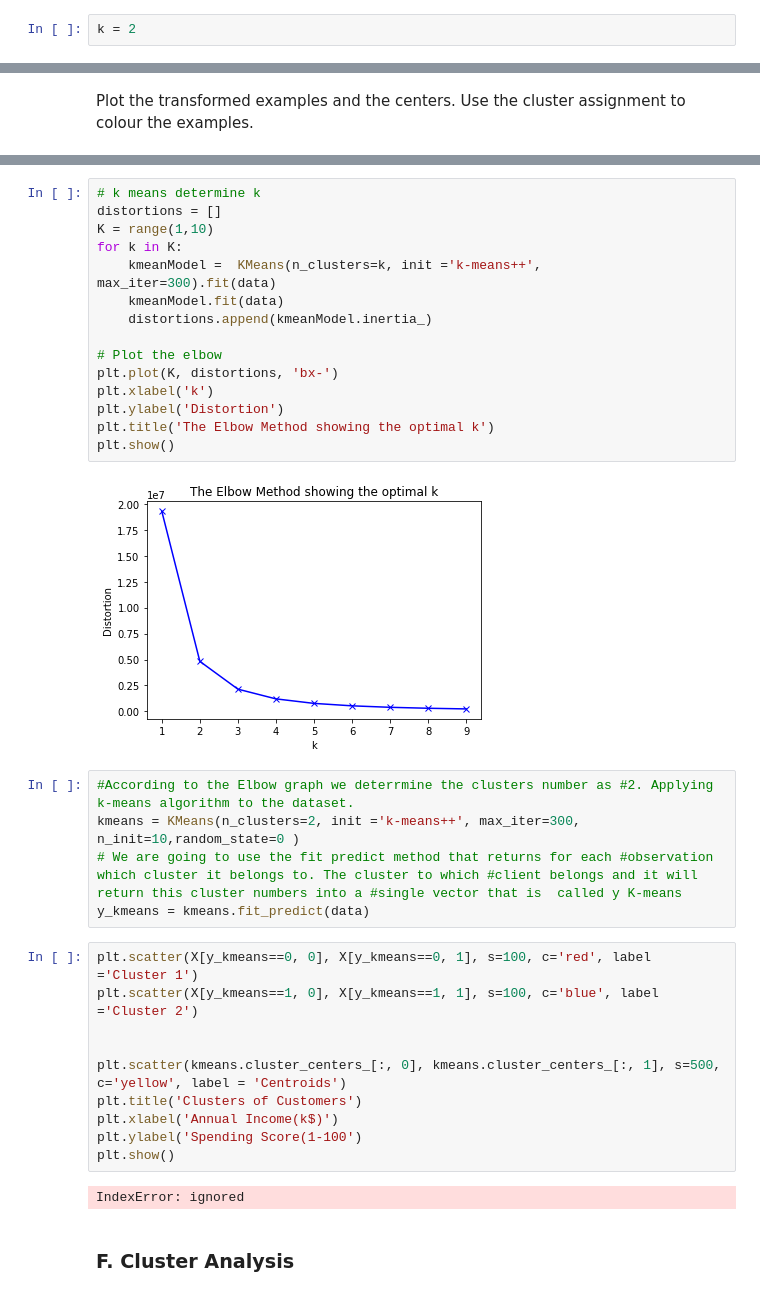
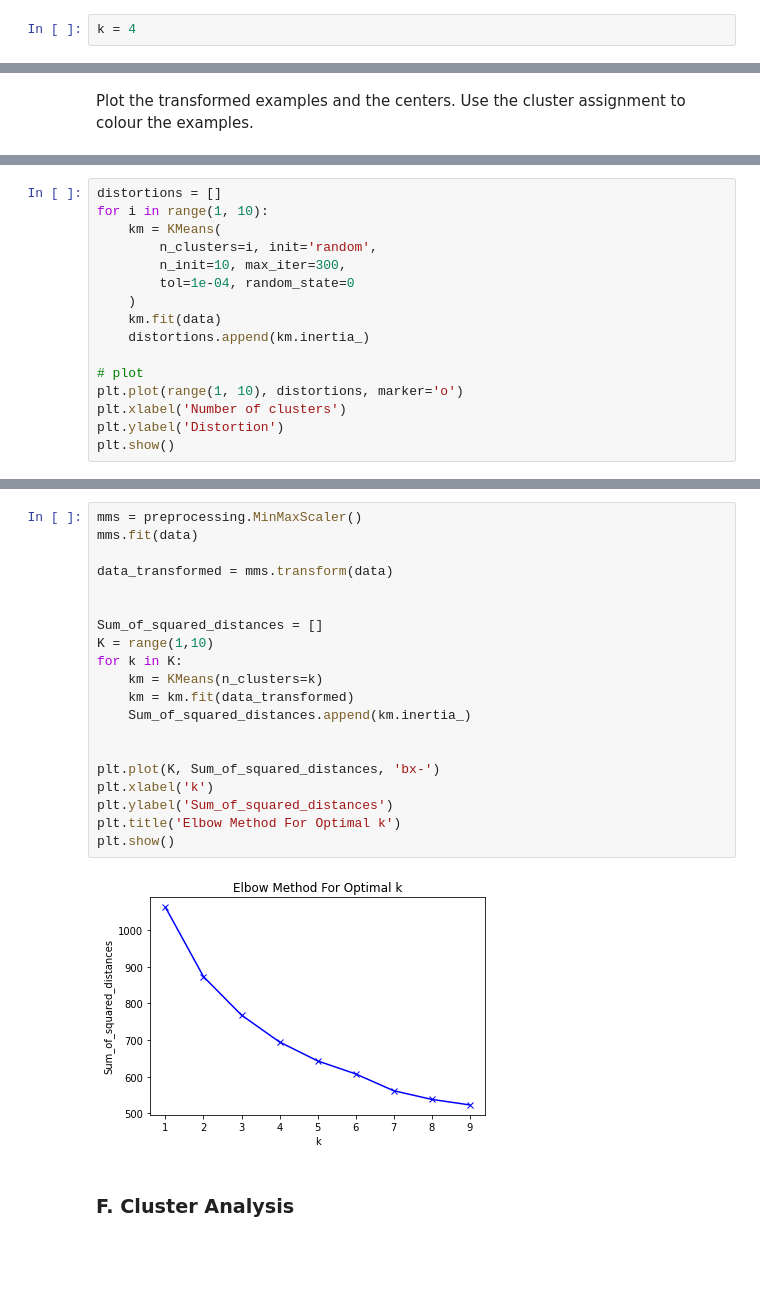
Before and after one commit to mandricic/CS5062, a Jupyter notebook: etivity3.ipynb, the cells around one changed output, grey strips where cells are left out. Drawn from its saved outputs; the diff is of its cells as text; blank space fills up the shorter version.

```diff
--- a/etivity3.ipynb
+++ b/etivity3.ipynb
@@ -52,7 +53,7 @@ def clustering_scatterplot(points, labels, centers, title):
 # %% [markdown]
 Number of clusters $k$.
 # %%
-k = 2
+k = 4
 # %% [markdown]
 #### Run k-Means
 # %%
@@ -81,0 +83,16 @@ clustering_scatterplot(points=XYcoordinates[:-k,:],
+# %%
+distortions = []
+for i in range(1, 10):
+    km = KMeans(
+        n_clusters=i, init='random',
+        n_init=10, max_iter=300,
+        tol=1e-04, random_state=0
+    )
+    km.fit(data)
+    distortions.append(km.inertia_)
+
+# plot
+plt.plot(range(1, 10), distortions, marker='o')
+plt.xlabel('Number of clusters')
+plt.ylabel('Distortion')
+plt.show()
@@ -82,37 +101,25 @@ clustering_scatterplot(points=XYcoordinates[:-k,:],
 # %%
-# k means determine k
-distortions = []
+mms = preprocessing.MinMaxScaler()
+mms.fit(data)
+
+data_transformed = mms.transform(data)
+
+
+Sum_of_squared_distances = []
 K = range(1,10)
 for k in K:
-    kmeanModel =  KMeans(n_clusters=k, init ='k-means++',  max_iter=300).fit(data)
-    kmeanModel.fit(data)
-    distortions.append(kmeanModel.inertia_)
+    km = KMeans(n_clusters=k)
+    km = km.fit(data_transformed)
+    Sum_of_squared_distances.append(km.inertia_)
 
-# Plot the elbow
-plt.plot(K, distortions, 'bx-')
+
+plt.plot(K, Sum_of_squared_distances, 'bx-')
 plt.xlabel('k')
-plt.ylabel('Distortion')
-plt.title('The Elbow Method showing the optimal k')
+plt.ylabel('Sum_of_squared_distances')
+plt.title('Elbow Method For Optimal k')
 plt.show()
 # %% [output]
-[figure, old version]
+[figure, new version]
-# %%
-#According to the Elbow graph we deterrmine the clusters number as #2. Applying k-means algorithm to the dataset.
-kmeans = KMeans(n_clusters=2, init ='k-means++', max_iter=300, n_init=10,random_state=0 )
-# We are going to use the fit predict method that returns for each #observation which cluster it belongs to. The cluster to which #client belongs and it will return this cluster numbers into a #single vector that is  called y K-means
-y_kmeans = kmeans.fit_predict(data)
-# %%
-plt.scatter(X[y_kmeans==0, 0], X[y_kmeans==0, 1], s=100, c='red', label ='Cluster 1')
-plt.scatter(X[y_kmeans==1, 0], X[y_kmeans==1, 1], s=100, c='blue', label ='Cluster 2')
-
-
-plt.scatter(kmeans.cluster_centers_[:, 0], kmeans.cluster_centers_[:, 1], s=500, c='yellow', label = 'Centroids')
-plt.title('Clusters of Customers')
-plt.xlabel('Annual Income(k$)')
-plt.ylabel('Spending Score(1-100')
-plt.show()
-# %% [output]
-IndexError: ignored
 # %% [markdown]
 ### F. Cluster Analysis
 # %% [markdown]
```
Also changed, not shown: parts of 7 cells of this notebook.
